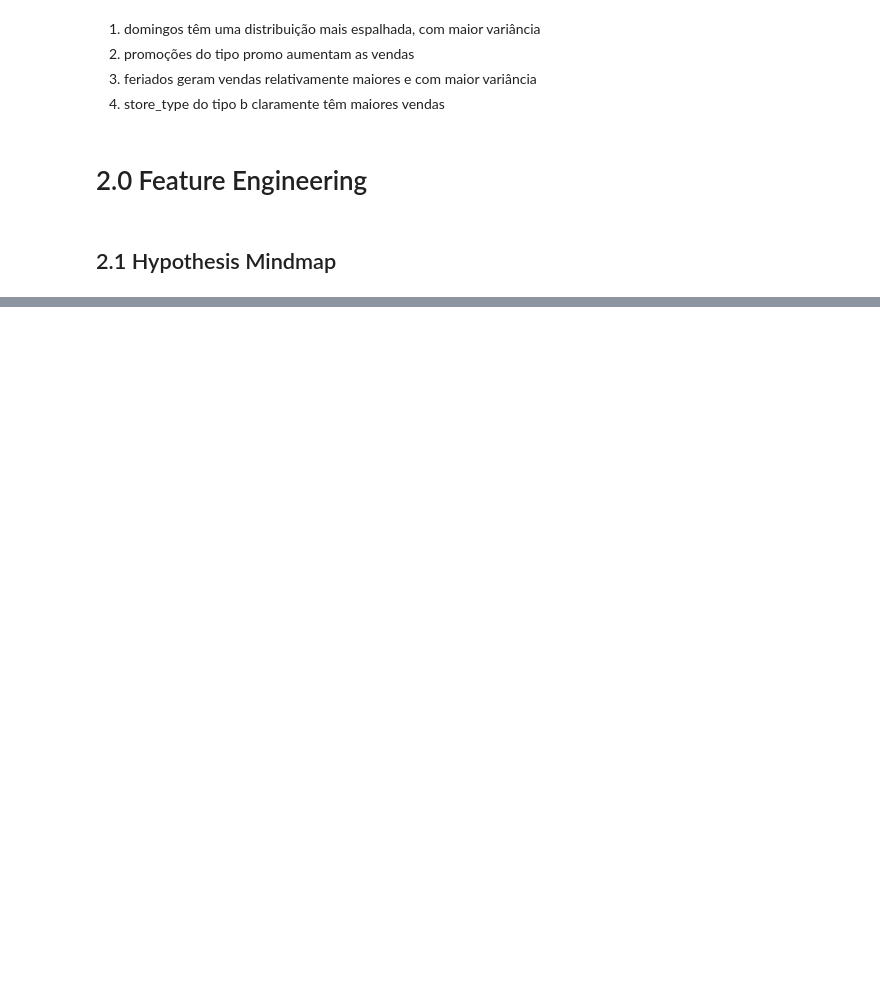
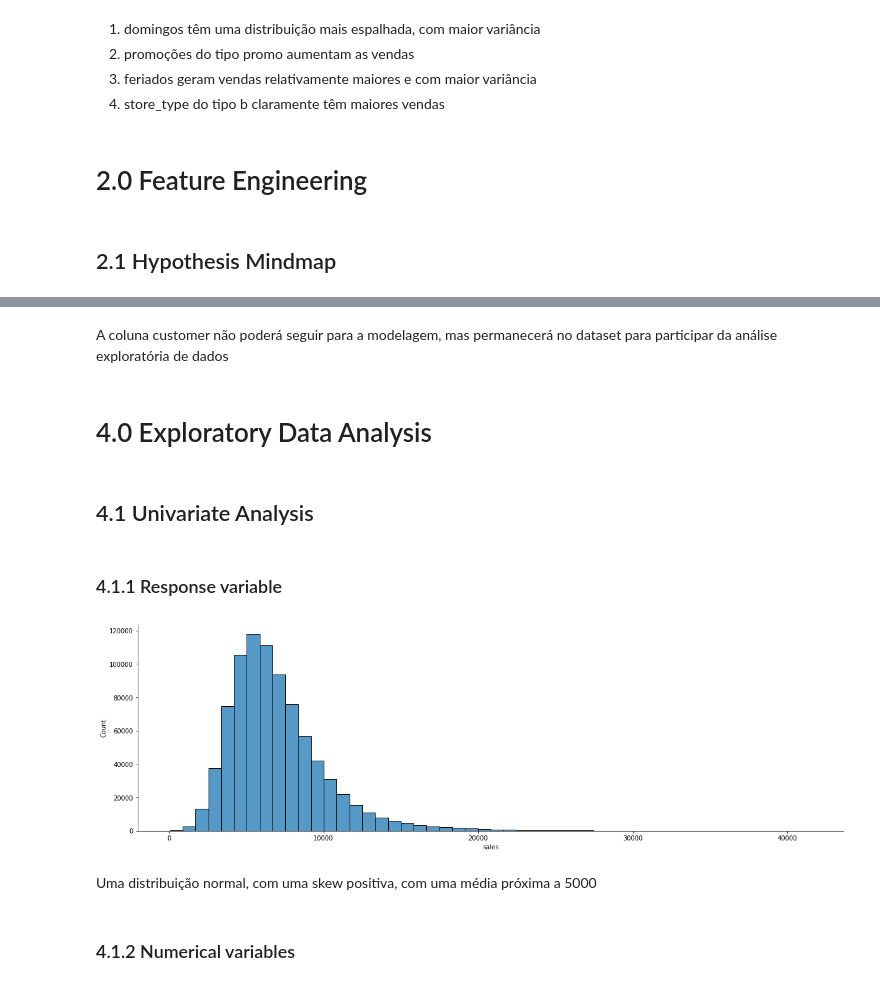
Before and after one commit to Samoelmoura/rossmann_sales_predict, a Jupyter notebook: notebooks/store_sales_predict.ipynb, the cells around one changed output, grey strips where cells are left out. Saved outputs shown, nothing was run; the diff lists cells and outputs as text; code cells hidden in the pictures; blank space fills up the shorter version.

```diff
--- a/notebooks/store_sales_predict.ipynb
+++ b/notebooks/store_sales_predict.ipynb
@@ -331,7 +339,35 @@ Image('..\\img\\mind_map_hypothesis.png')
 # %%
+# week
+df1['week'] = df1['date'].dt.isocalendar().week
+
 # year
+df1['year'] = df1['date'].dt.year
+
+# year_week
+df1['year_week'] = df1['date'].dt.strftime('%Y-%W')
+
 # quarters
+df1['year_quarters'] = df1['date'].dt.month.apply(lambda x: 1 if x <= 3 else (2 if x <= 6 else (3 if x <= 9 else 4)))
+
 # weekends
+df1['weekends'] = df1['date'].dt.day_name().apply(lambda x: 0 if x not in ['Friday', 'Saturday'] else 1)
+
 # last_week
+df1['last_week'] = df1['date'].dt.day.apply(lambda x: 0 if x <= 23 else 1)
+
+# competition_since
+df1['competition_since'] = df1.apply(lambda x: datetime.datetime(day=1, month=x['competition_open_since_month'], year=x['competition_open_since_year']), axis=1)
+df1['competition_time_month'] = ((df1['date'] - df1['competition_since']) / 30).apply(lambda x: x.days).astype('int')
+df1.drop(['competition_since', 'competition_open_since_month', 'competition_open_since_year'], axis=1, inplace=True)
+
 # promo_since
-# competition_since
+df1['promo2_since'] = df1['promo2_since_year'].astype(str) + '-' + df1['promo2_since_week'].astype(str)
+df1['promo2_since'] = df1['promo2_since'].apply(lambda x: datetime.datetime.strptime(x + '-1', '%Y-%W-%w') - datetime.timedelta(days=7))
+df1['promo2_time_week'] = ((df1['date'] - df1['promo2_since']) / 7).apply(lambda x: x.days).astype(int)
+df1.drop(['promo2_since', 'promo2_since_year', 'promo2_since_week'], axis=1, inplace=True)
+
+# assortment
+df1['assortment'] = df1['assortment'].apply(lambda x: 'basic' if x=='a' else 'extra' if x=='b' else 'extended')
+
+# state_holiday
+df1['state_holiday'] = df1['state_holiday'].apply(lambda x: 'public_holiday' if x=='a' else 'easter_holiday' if x=='b' else 'christmas' if x=='c' else 'regular_day')
@@ -337,0 +380,2 @@ Image('..\\img\\mind_map_hypothesis.png')
+# %%
+df2 = df1.loc[(df1['sales']>0)&(df1['open']!=0)]
@@ -337,0 +384,21 @@ Image('..\\img\\mind_map_hypothesis.png')
+# %%
+cols_drop = ['open']
+df2 = df2.drop(cols_drop, axis=1)
+# %% [markdown]
+A coluna customer não poderá seguir para a modelagem, mas permanecerá no dataset para participar da análise exploratória de dados
+# %% [markdown]
+# 4.0 Exploratory Data Analysis
+# %% [markdown]
+## 4.1 Univariate Analysis
+# %% [markdown]
+### 4.1.1 Response variable
+# %%
+plt.figure(figsize=(20, 6))
+sns.histplot(df2['sales'], bins=50)
+sns.despine();
+# %% [output]
+[figure, added]
+# %% [markdown]
+Uma distribuição normal, com uma skew positiva, com uma média próxima a 5000
+# %% [markdown]
+### 4.1.2 Numerical variables
```
Also changed, not shown: parts of 51 cells of this notebook, 1 other file.
